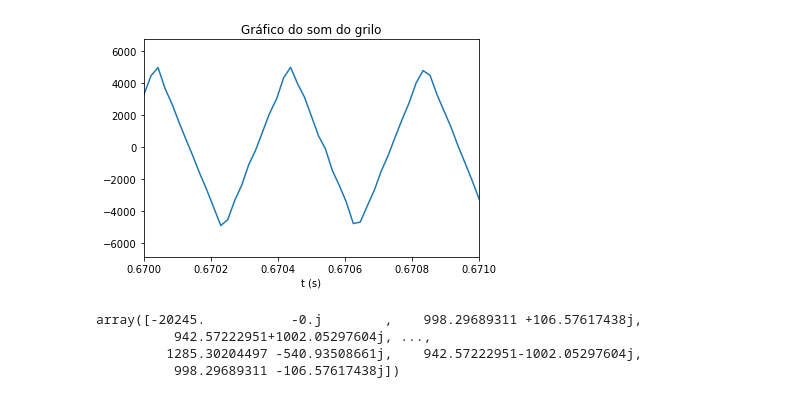
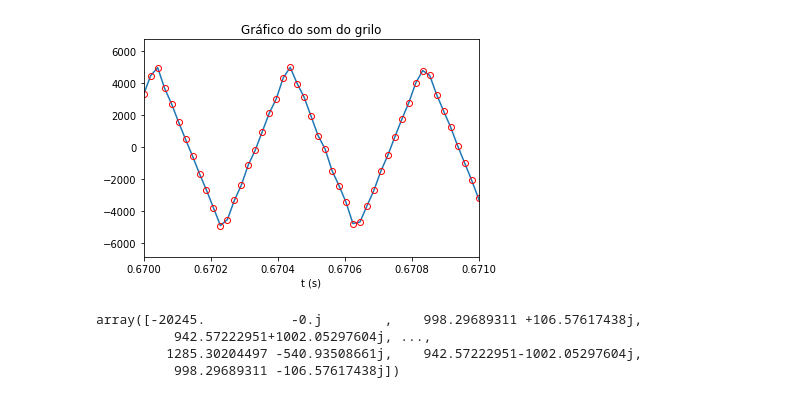
Before and after one commit to AlefeTiago/signal_systems_projects, a Jupyter notebook: Exp01.ipynb, the cells around one changed output. Drawn from its saved outputs; the diff is of its cells as text; code cells hidden in the pictures.

```diff
--- a/Exp01.ipynb
+++ b/Exp01.ipynb
@@ -32,11 +31,12 @@ plt.xlabel('t (s)');
 # %%
 t = np.arange(som.size)/fs
 plt.plot(t,som);
-plt.title('Gráfico do som do grilo')
+plt.plot(t,som,'ro',fillstyle = 'none') # Adicionei essas bolinhas que nem ele faz no roteiro pra mostrar onde realmente tem amostras
+plt.title('Gráfico do som do grilo') # Tem unidade aqui?
 plt.xlabel('t (s)');
 plt.xlim((0.67,0.671));
 # %% [output]
-[figure, old version]
+[figure, new version]
 # %%
 fft_grilo=sci.fft.fft(som)
 # %%
```
Also changed, not shown: parts of 11 cells of this notebook.
